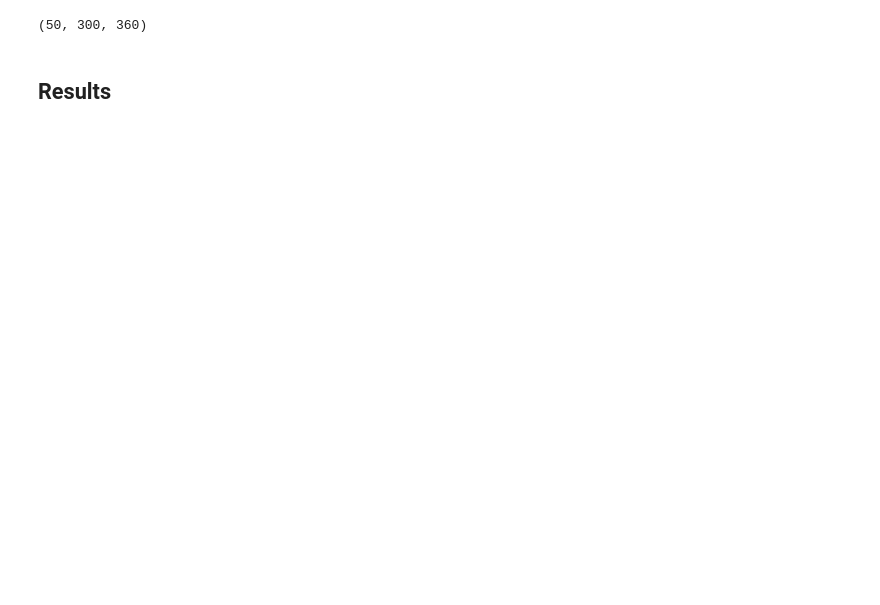
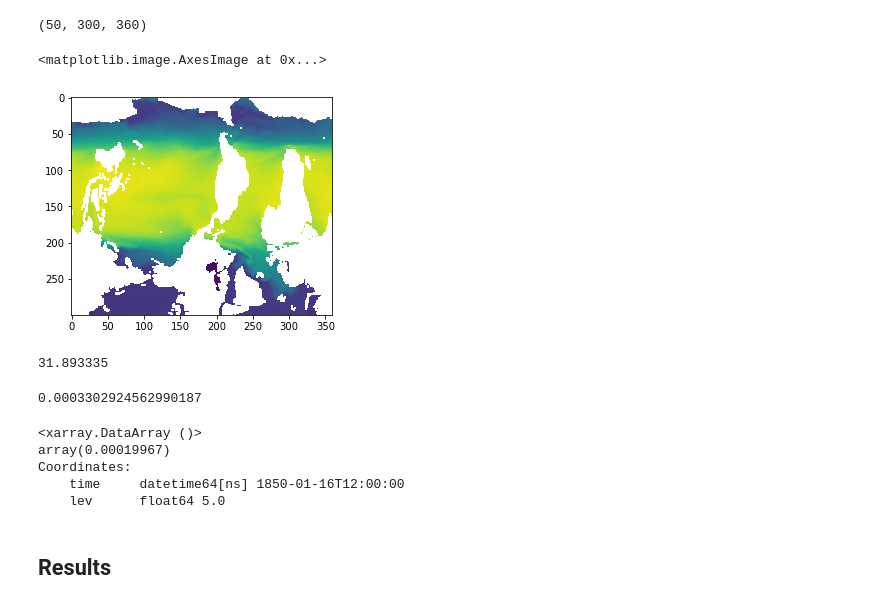
Before and after one commit to DamienIrving/ocean-analysis, a Jupyter notebook: development/gsw.ipynb, the cells around one changed output. Drawn from its saved outputs; the diff is of its cells as text; code cells hidden in the pictures; blank space fills up the shorter version.

```diff
--- a/development/gsw.ipynb
+++ b/development/gsw.ipynb
@@ -116,9 +60,34 @@ print(target_shape)
 # %% [output]
 (50, 300, 360)
 # %%
-broadcast_depth = uconv.broadcast_array(depth, 0, target_shape)
+broadcast_depth_iris = uconv.broadcast_array(depth, 0, target_shape)
 # %%
-broadcast_latitude = uconv.broadcast_array(thetao_cube.coord('latitude').points, [1, 2], target_shape)
+broadcast_latitude_iris = uconv.broadcast_array(bigthetao_cube.coord('latitude').points, [1, 2], target_shape)
+# %%
+pressure_iris = gsw.p_from_z(broadcast_depth_iris, broadcast_latitude_iris)
+# %%
+coefficient_data = gsw.alpha(so_cube.data, bigthetao_cube.data, pressure_iris)
+# %%
+plt.imshow(coefficient_data[0, 0, ::])
+# %% [output]
+<matplotlib.image.AxesImage at 0x...>
+[figure, added]
+# %%
+bigthetao_cube[0, 0, ::].data.max()
+# %% [output]
+31.893335
+# %%
+coefficient_data[0, 0, ::].mean()
+# %% [output]
+0.0003302924562990187
+# %%
+alpha[0, 0, ::].mean()
+# %% [output]
+<xarray.DataArray ()>
+array(0.00019967)
+Coordinates:
+    time     datetime64[ns] 1850-01-16T12:00:00
+    lev      float64 5.0
 # %% [markdown]
 ## Results
 # %%
```
Also changed, not shown: parts of 23 cells of this notebook, 1 other file.
